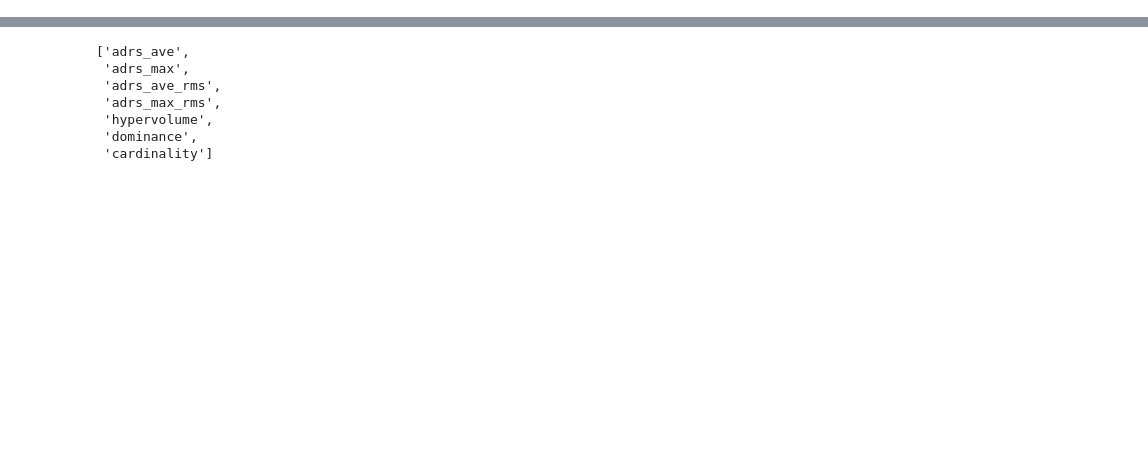
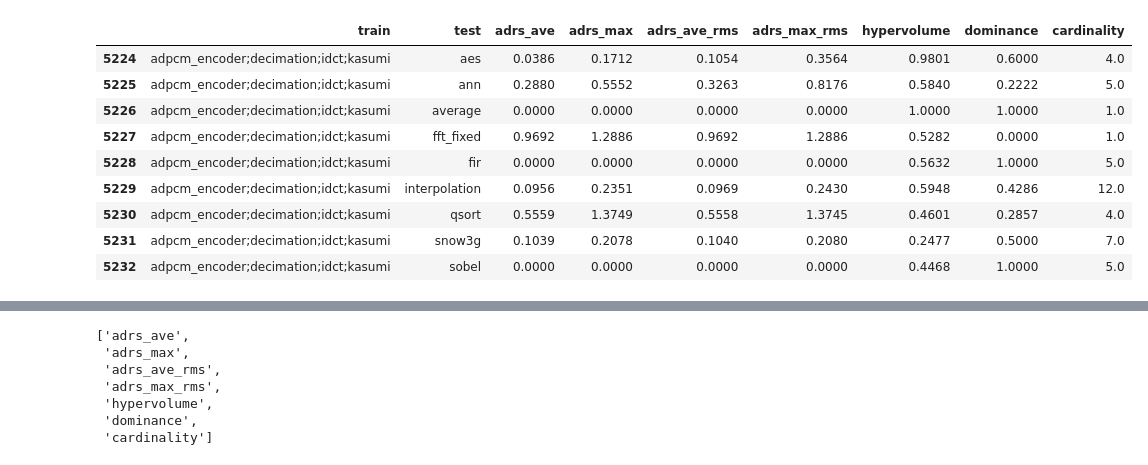
Before and after one commit to freelsn/dse-scripts, a Jupyter notebook: IN-PROGRESS/trade-off-prediction/exhaustive training analysis.ipynb, the cells around one changed output, grey strips where cells are left out. Cells and saved outputs as stored; diff of their text form; code cells hidden in the pictures; blank space fills up the shorter version.

```diff
--- a/IN-PROGRESS/trade-off-prediction/exhaustive training analysis.ipynb
+++ b/IN-PROGRESS/trade-off-prediction/exhaustive training analysis.ipynb
@@ -9,4 +3,12 @@ dm_v5 = pd.read_csv('direct_mapping_v5.csv')
 # %%
+es_v4 = pd.read_csv('exhaustive_training_v4.csv')
+es_v4_ada = pd.read_csv('exhaustive_training_v4_ada.csv')
+es_v4_rf = pd.read_csv('exhaustive_training_v4_rf.csv')
+
+# direct mapping
+dm_v4 = pd.read_csv('direct_mapping_v4.csv')
+dm_v5 = pd.read_csv('direct_mapping_v5.csv')
+
 # direct mapping with tolerance
 dm_v4_01 = pd.read_csv('direct_mapping_v4_tolerance_0.1.csv')
 dm_v5_01 = pd.read_csv('direct_mapping_v5_tolerance_0.1.csv')
@@ -16,0 +37,14 @@ dm_v5_005 = pd.read_csv('direct_mapping_v5_tolerance_0.05.csv')
+# %%
+es_v4 = es_v4_rf.copy()
+train_combos = set(es_v4['train'])
+for combo in train_combos:
+    combo_list = combo.split(';')
+    metrics_1 = ['adrs_ave']
+    metrics_2 = ['hypervolume', 'dominance']
+    bool_1 = es_v4[es_v4['train'] == combo][metrics_1].reset_index(drop=True) <= \
+             dm_v4[~dm_v4['benchmark'].isin(combo_list)][metrics_1].reset_index(drop=True)
+    bool_2 = es_v4[es_v4['train'] == combo][metrics_2].reset_index(drop=True) >= \
+             dm_v4[~dm_v4['benchmark'].isin(combo_list)][metrics_2].reset_index(drop=True)
+    bool_all = pd.concat([bool_1, bool_2], axis=1)
+    if np.all(bool_all):
+        print(combo)
@@ -16,0 +205,13 @@ dm_v5_005 = pd.read_csv('direct_mapping_v5_tolerance_0.05.csv')
+# %%
+es_v4[es_v4['train'] == 'adpcm_encoder;decimation;idct;kasumi']
+# %% [output]
+|  | train | test | adrs_ave | adrs_max | adrs_ave_rms | adrs_max_rms | hypervolume | dominance | cardinality |
+| 5224 | adpcm_encoder;decimation;idct;kasumi | aes | 0.0386 | 0.1712 | 0.1054 | 0.3564 | 0.9801 | 0.6000 | 4.0 |
+| 5225 | adpcm_encoder;decimation;idct;kasumi | ann | 0.2880 | 0.5552 | 0.3263 | 0.8176 | 0.5840 | 0.2222 | 5.0 |
+| 5226 | adpcm_encoder;decimation;idct;kasumi | average | 0.0000 | 0.0000 | 0.0000 | 0.0000 | 1.0000 | 1.0000 | 1.0 |
+| 5227 | adpcm_encoder;decimation;idct;kasumi | fft_fixed | 0.9692 | 1.2886 | 0.9692 | 1.2886 | 0.5282 | 0.0000 | 1.0 |
+| 5228 | adpcm_encoder;decimation;idct;kasumi | fir | 0.0000 | 0.0000 | 0.0000 | 0.0000 | 0.5632 | 1.0000 | 5.0 |
+| 5229 | adpcm_encoder;decimation;idct;kasumi | interpolation | 0.0956 | 0.2351 | 0.0969 | 0.2430 | 0.5948 | 0.4286 | 12.0 |
+| 5230 | adpcm_encoder;decimation;idct;kasumi | qsort | 0.5559 | 1.3749 | 0.5558 | 1.3745 | 0.4601 | 0.2857 | 4.0 |
+| 5231 | adpcm_encoder;decimation;idct;kasumi | snow3g | 0.1039 | 0.2078 | 0.1040 | 0.2080 | 0.2477 | 0.5000 | 7.0 |
+| 5232 | adpcm_encoder;decimation;idct;kasumi | sobel | 0.0000 | 0.0000 | 0.0000 | 0.0000 | 0.4468 | 1.0000 | 5.0 |
```
Also changed, not shown: parts of 23 cells of this notebook, 7 other files.
